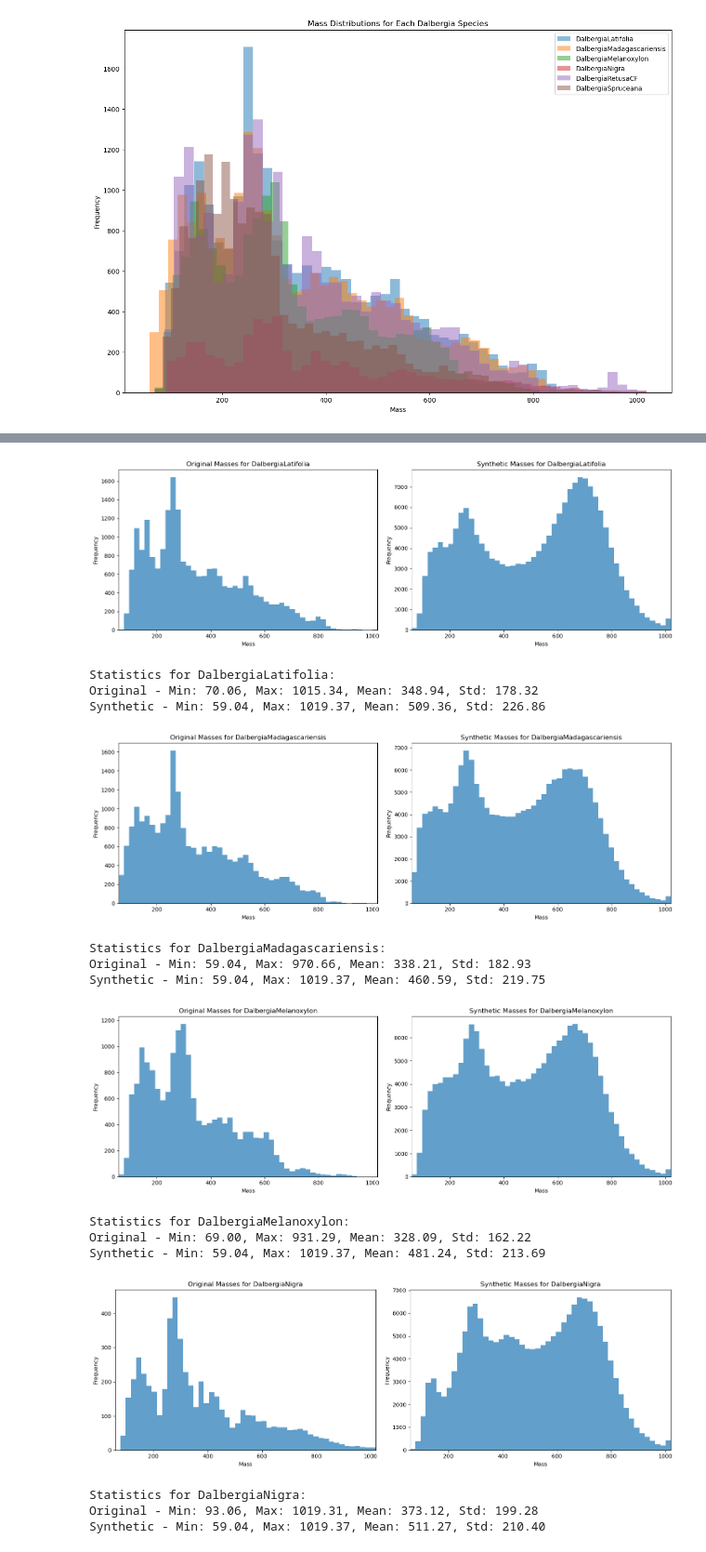
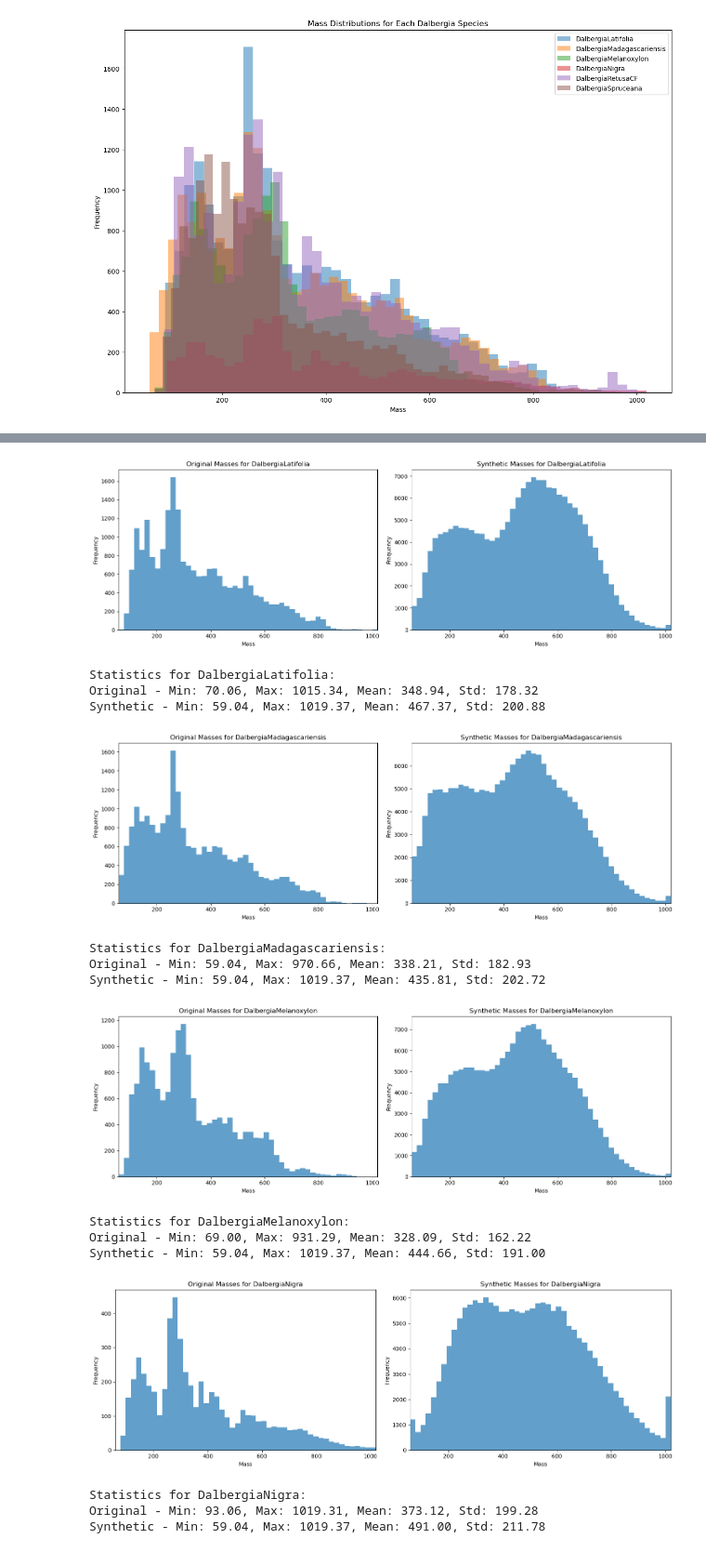
Before and after one commit to MarshallWylder/Kew, a Jupyter notebook: mzVAE.ipynb, the cells around one changed output, grey strips where cells are left out. Shown at 93% size. Saved outputs shown, nothing was run; the diff lists cells and outputs as text; code cells hidden in the pictures.

```diff
--- a/mzVAE.ipynb
+++ b/mzVAE.ipynb
@@ -257,22 +294,30 @@ import matplotlib.pyplot as plt
 
 
 def gmm_loss(mixing_logits, means, log_vars, x, mask):
-    vars = torch.exp(log_vars)
-    component_log_probs = torch.distributions.Normal(means, torch.sqrt(vars)).log_prob(x.unsqueeze(-1))
+    vars = torch.exp(torch.clamp(log_vars, min=-20, max=20))  # Clamp log_vars to prevent extreme values
+    eps = 1e-8
+    component_log_probs = torch.distributions.Normal(means, torch.sqrt(vars + eps)).log_prob(x.unsqueeze(-1))
     log_mixing = F.log_softmax(mixing_logits, dim=-1)
     log_prob = torch.logsumexp(log_mixing + component_log_probs, dim=-1)
 
-    # Ensure non-negative loss
     loss = -log_prob
-    loss = torch.clamp(loss, min=0.0)
+    loss = torch.clamp(loss, min=0.0, max=1e6)  # Clamp loss to prevent extreme values
 
-    # Apply mask and average
-    masked_loss = (loss * mask).sum() / mask.sum()
+    masked_loss = (loss * mask).sum() / (mask.sum() + eps)
 
     return masked_loss
 
+def compute_loss(mixing_logits, means, log_vars, x, mask, mu, log_var):
+    recon_loss = gmm_loss(mixing_logits, means, log_vars, x, mask)
+
+    kl_loss = -0.5 * torch.sum(1 + log_var - mu.pow(2) - log_var.exp())
+    kl_loss = kl_loss / x.size(0)
+
+    return recon_loss + kl_loss
+
 def train_dalbergia_vae(model, masses, labels, mask, num_epochs, batch_size, learning_rate, clip_value=1.0, device=torch.device('cpu')):
-    optimizer = optim.Adam(model.parameters(), lr=learning_rate)
+    optimizer = optim.Adam(model.parameters(), lr=learning_rate, weight_decay=1e-5)
+    scheduler = optim.lr_scheduler.ReduceLROnPlateau(optimizer, mode='min', factor=0.5, patience=5, verbose=True)
 
     for epoch in range(num_epochs):
         model.train()
@@ -327,6 +372,9 @@ def train_dalbergia_vae(model, masses, labels, mask, num_epochs, batch_size, lea
         avg_kl_loss = total_kl_loss / num_batches
         print(f"Epoch [{epoch+1}/{num_epochs}], Loss: {avg_loss:.4f}, Recon Loss: {avg_recon_loss:.4f}, KL Loss: {avg_kl_loss:.4f}")
 
+        # Step the scheduler
+        scheduler.step(avg_loss)
+
     return model
 
 def generate_synthetic_masses(model, num_samples, seq_len, species_labels, device):
@@ -345,7 +393,7 @@ def visualize_masses(original_masses, synthetic_masses, species_name):
 
     # Original masses
     plt.subplot(1, 2, 1)
-    plt.hist(original_masses.flatten(), bins=50, range=(overall_min, overall_max), alpha=0.7, label='Original')
+    plt.hist(original_masses.flatten(), bins=100, range=(overall_min, overall_max), alpha=0.7, label='Original')
     plt.title(f"Original Masses for {species_name}")
     plt.xlabel("Mass")
     plt.ylabel("Frequency")
@@ -353,7 +401,7 @@ def visualize_masses(original_masses, synthetic_masses, species_name):
 
     # Synthetic masses
     plt.subplot(1, 2, 2)
-    plt.hist(synthetic_masses.flatten(), bins=50, range=(overall_min, overall_max), alpha=0.7, label='Synthetic')
+    plt.hist(synthetic_masses.flatten(), bins=100, range=(overall_min, overall_max), alpha=0.7, label='Synthetic')
     plt.title(f"Synthetic Masses for {species_name}")
     plt.xlabel("Mass")
     plt.ylabel("Frequency")
@@ -384,17 +432,17 @@ if __name__ == "__main__":
 
 
     # Model parameters
-    latent_dim = 32
+    latent_dim = 64
     hidden_dim = 128
-    num_layers = 2
-    dropout_rate = 0.1
+    num_layers = 3
+    dropout_rate = 0.2
     num_species = len(species_mapping)
 
     # Training parameters
     num_epochs = 1000
     batch_size = 32
     learning_rate = 0.001
-    num_components = 5
+    num_components = 8
 
     # Get min and max mass values
     min_mass = masses[mask].min().item()
@@ -475,16 +523,16 @@ Epoch [1000/1000], Loss: 5.4694, Recon Loss: 5.4693, KL Loss: 0.0000
-[figure, old version]
+[figure, new version]
 Statistics for DalbergiaLatifolia:
 Original - Min: 70.06, Max: 1015.34, Mean: 348.94, Std: 178.32
-Synthetic - Min: 59.04, Max: 1019.37, Mean: 509.36, Std: 226.86
+Synthetic - Min: 59.04, Max: 1019.37, Mean: 467.37, Std: 200.88
-[figure, old version]
+[figure, new version]
 Statistics for DalbergiaMadagascariensis:
 Original - Min: 59.04, Max: 970.66, Mean: 338.21, Std: 182.93
-Synthetic - Min: 59.04, Max: 1019.37, Mean: 460.59, Std: 219.75
+Synthetic - Min: 59.04, Max: 1019.37, Mean: 435.81, Std: 202.72
-[figure, old version]
+[figure, new version]
 Statistics for DalbergiaMelanoxylon:
 Original - Min: 69.00, Max: 931.29, Mean: 328.09, Std: 162.22
-Synthetic - Min: 59.04, Max: 1019.37, Mean: 481.24, Std: 213.69
+Synthetic - Min: 59.04, Max: 1019.37, Mean: 444.66, Std: 191.00
-[figure, old version]
+[figure, new version]
 Statistics for DalbergiaNigra:
 Original - Min: 93.06, Max: 1019.31, Mean: 373.12, Std: 199.28
-Synthetic - Min: 59.04, Max: 1019.37, Mean: 511.27, Std: 210.40
+Synthetic - Min: 59.04, Max: 1019.37, Mean: 491.00, Std: 211.78
```
Also changed, not shown: parts of 3 cells of this notebook.
